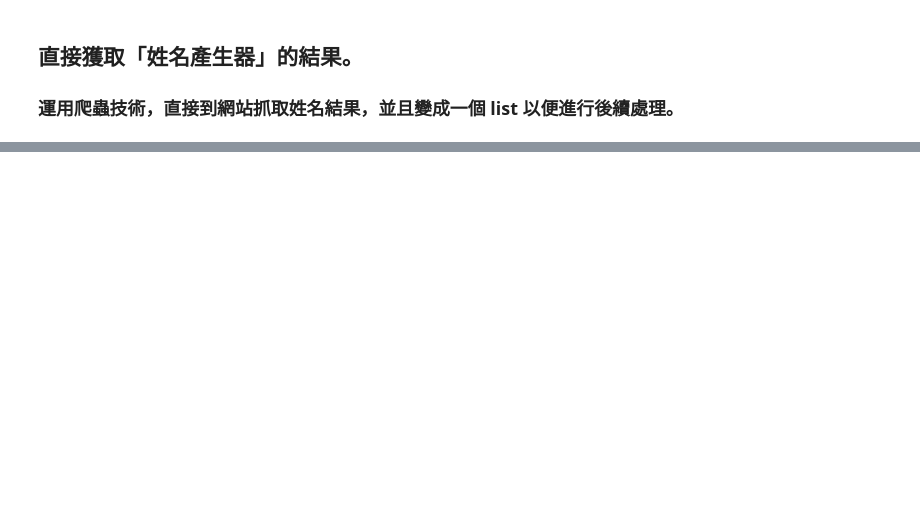
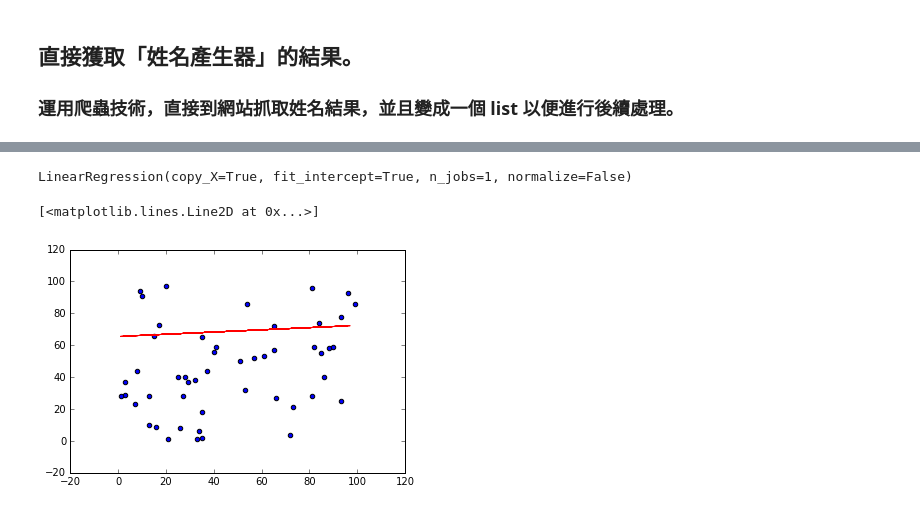
Before and after one commit to jiangsir/20171215_SlideShow, a Jupyter notebook: 6. 資料分析.ipynb, the cells around one changed output, grey strips where cells are left out. Drawn from its saved outputs; the diff is of its cells as text; code cells hidden in the pictures; blank space fills up the shorter version.

```diff
--- a/6. 資料分析.ipynb
+++ b/6. 資料分析.ipynb
@@ -198,0 +359,17 @@ os.listdir(basepath)
+# %%
+from sklearn.linear_model import LinearRegression
+
+lr = LinearRegression() # 開一個回歸機
+
+Exam2 = df.exam2.reshape(50, 1)
+
+lr.fit(Exam2, df.exam1)
+# %% [output]
+LinearRegression(copy_X=True, fit_intercept=True, n_jobs=1, normalize=False)
+# %%
+Y = lr.predict(Exam2)
+plt.scatter(df.exam1, Exam2)
+plt.plot(df.exam2, Y, 'r')
+# %% [output]
+[<matplotlib.lines.Line2D at 0x...>]
+[figure, added]
```
Also changed, not shown: parts of 22 cells of this notebook, 8 other files.
